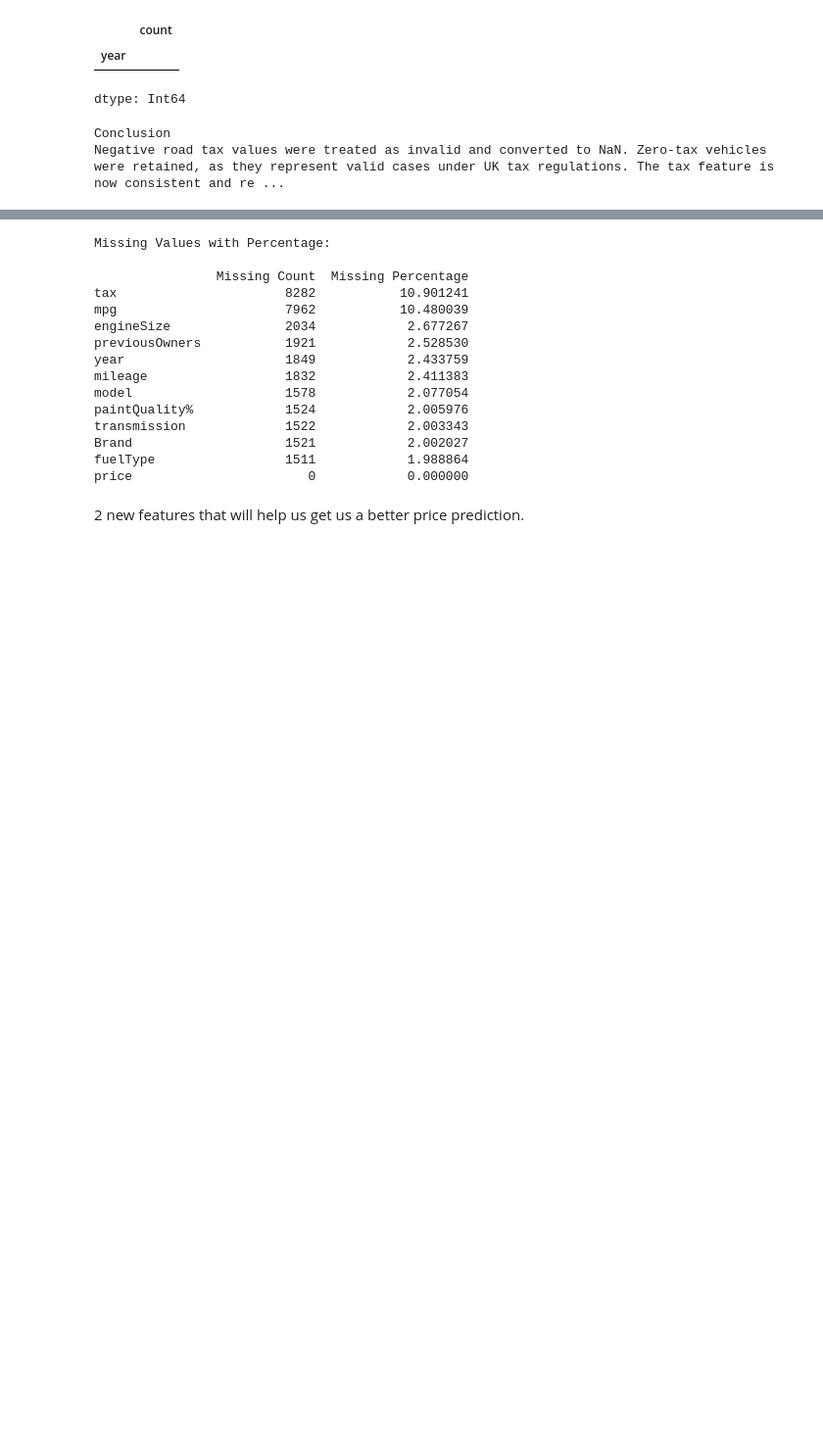
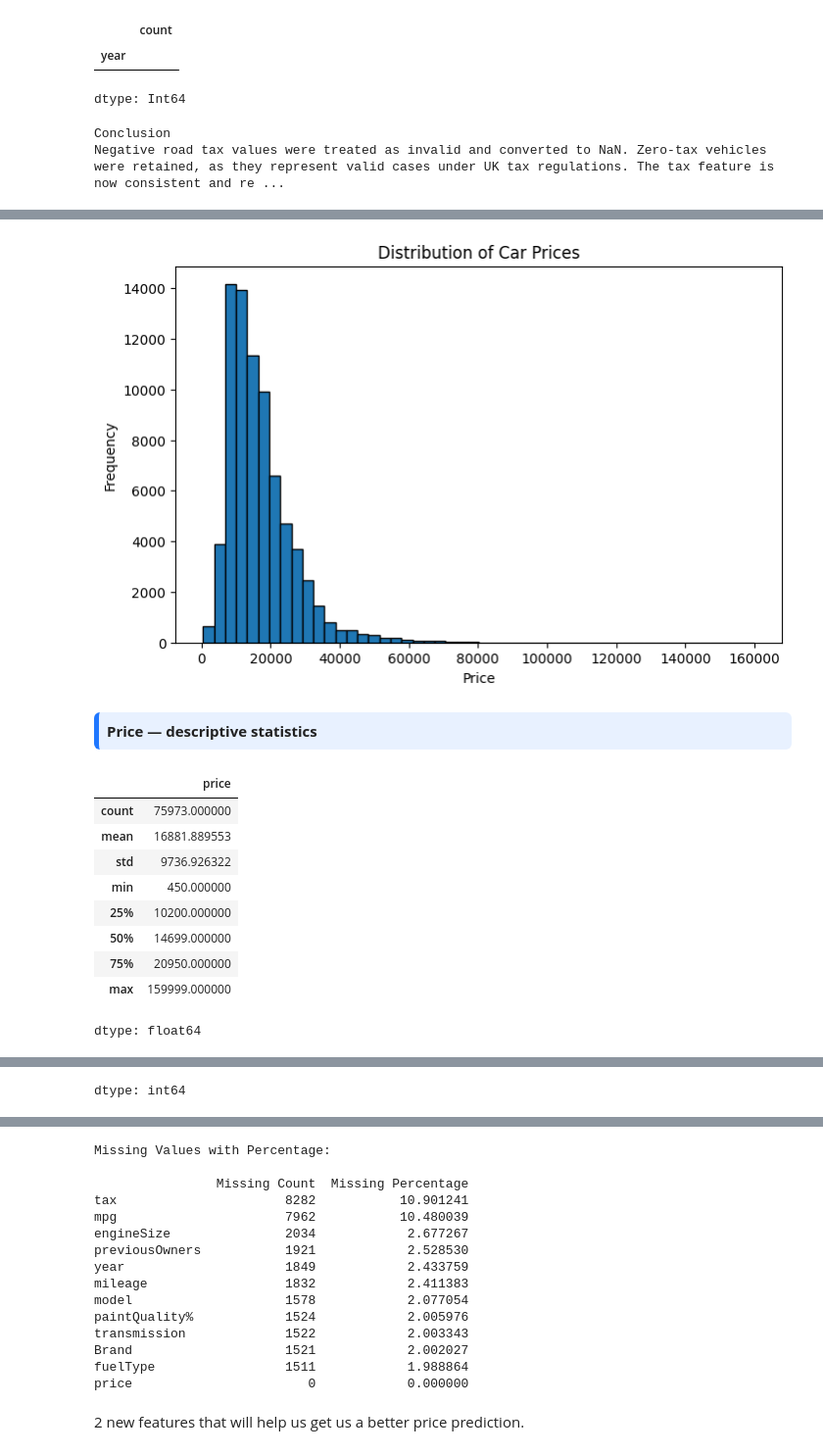
Before and after one commit to carlosoamorim/cars-4-you, a Jupyter notebook: Group57_part1.ipynb, the cells around one changed output, grey strips where cells are left out. Shown at 98% size. Saved outputs shown, nothing was run; the diff lists cells and outputs as text; code cells hidden in the pictures; blank space fills up the shorter version.

```diff
--- a/Group57_part1.ipynb
+++ b/Group57_part1.ipynb
@@ -1628,6 +1844,0 @@ array([ 0., nan])
-# %%
-def remove_hasdmg(df):
-    df = df.copy()
-
-    df = df.drop(columns=['hasDamage'])
-    return df
@@ -1653,0 +1907,73 @@ This feature has no value due to the fact that they have only 1 values, which ma
+# %%
+# =========================================
+# Price (target) — Exploration and separation
+# =========================================
+
+from IPython.display import display, HTML
+import matplotlib.pyplot as plt
+
+# ---- Distribution of price
+plt.figure(figsize=(8, 5))
+plt.hist(df["price"].dropna(), bins=50, edgecolor="black")
+plt.title("Distribution of Car Prices")
+plt.xlabel("Price")
+plt.ylabel("Frequency")
+plt.show()
+
+
+# ---- Descriptive statistics
+display(HTML("""
+<div style="background-color:#e8f1ff; padding:8px; border-radius:6px; border-left:5px solid #1f77ff;">
+<b>Price — descriptive statistics</b>
+</div>
+"""))
+display(df["price"].describe())
+
+
+# ---- Helper: separate features and target
+def separar_y(df):
+    df = df.copy()
+    X = df.drop("price", axis=1)
+    y = df["price"]
+    return X, y
+
+
+# ---- Apply separation
+X, y = separar_y(df)
+
+
+# ---- Verification
+display(HTML("""
+<div style="background-color:#e8f1ff; padding:8px; border-radius:6px; border-left:5px solid #1f77ff;">
+<b>Feature / target separation</b><br>
+<b>X</b> contains all explanatory features.<br>
+<b>y</b> contains the target variable (<b>price</b>).
+</div>
+"""))
+
+display(X.head())
+display(y.head())
+
+
+# ---- Conclusion
+display(HTML("""
+<div style="background-color:#e8f1ff; padding:8px; border-radius:6px; border-left:5px solid #1f77ff;">
+<b>Conclusion</b><br>
+The <b>price</b> variable was explored and validated as the regression target.
+The dataset was successfully split into features (<b>X</b>) and target (<b>y</b>),
+preparing the data for train/test splitting and pipeline-based modeling.
+</div>
+"""))
+# %% [output]
+[figure, added]
+Price — descriptive statistics
+|  | price |
+| count | 75973.000000 |
+| mean | 16881.889553 |
+| std | 9736.926322 |
+| min | 450.000000 |
+| 25% | 10200.000000 |
+| 50% | 14699.000000 |
+| 75% | 20950.000000 |
+| max | 159999.000000 |
+dtype: float64
@@ -1653,0 +1997 @@ This feature has no value due to the fact that they have only 1 values, which ma
+dtype: int64
```
Also changed, not shown: parts of 48 cells of this notebook.
